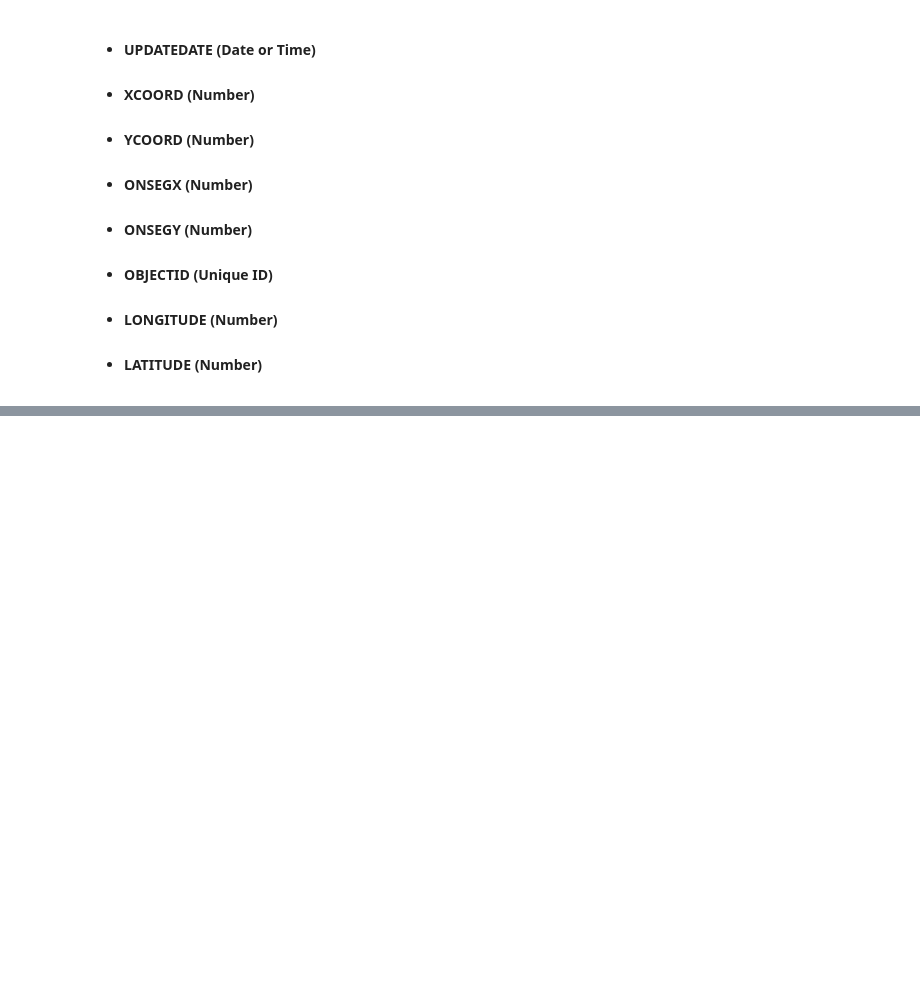
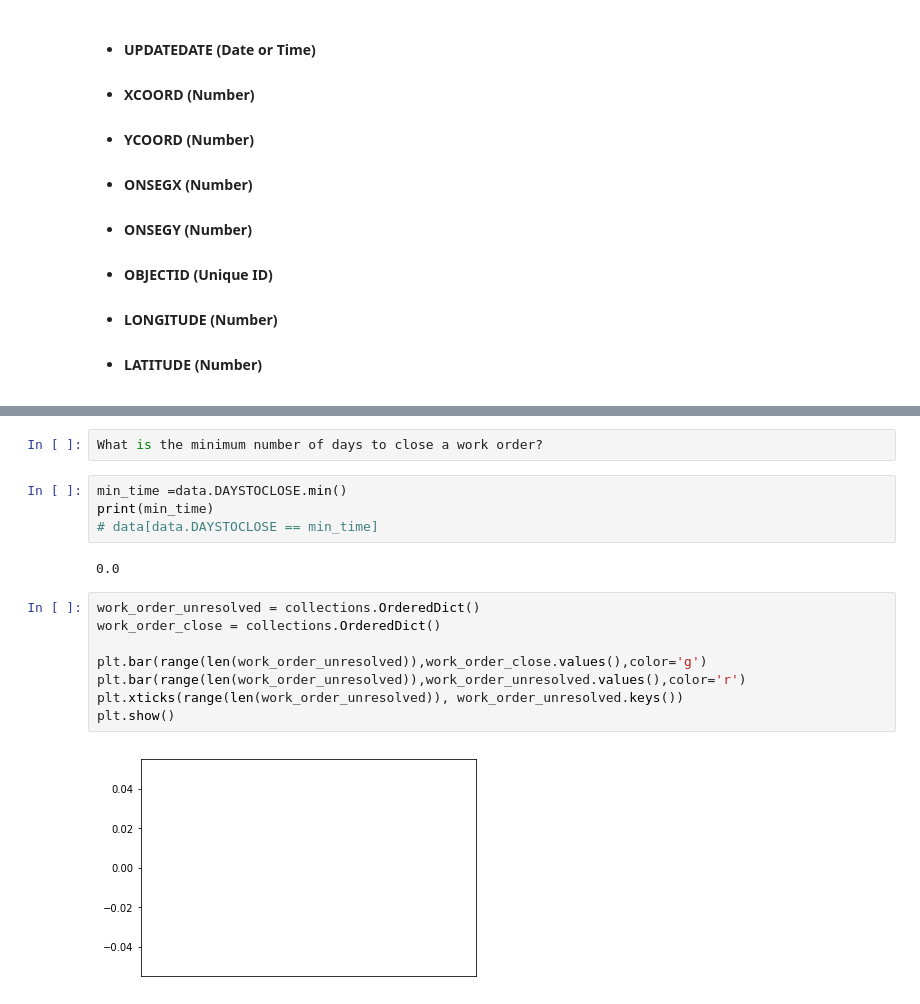
Before and after one commit to serashioda/machine-learning, a Jupyter notebook: Imperfect Data.ipynb, the cells around one changed output, grey strips where cells are left out. Saved outputs shown, nothing was run; the diff lists cells and outputs as text; blank space fills up the shorter version.

Commit message:
4 Q&A added. Need 1 visualization.

```diff
--- a/Imperfect Data.ipynb
+++ b/Imperfect Data.ipynb
@@ -127,0 +169,18 @@ data
+# %%
+What is the minimum number of days to close a work order?
+# %%
+min_time =data.DAYSTOCLOSE.min()
+print(min_time)
+# data[data.DAYSTOCLOSE == min_time]
+# %% [output]
+0.0
+# %%
+work_order_unresolved = collections.OrderedDict()
+work_order_close = collections.OrderedDict()
+
+plt.bar(range(len(work_order_unresolved)),work_order_close.values(),color='g')
+plt.bar(range(len(work_order_unresolved)),work_order_unresolved.values(),color='r')
+plt.xticks(range(len(work_order_unresolved)), work_order_unresolved.keys())
+plt.show()
+# %% [output]
+[figure, added]
```
Also changed, not shown: parts of 8 cells of this notebook.
